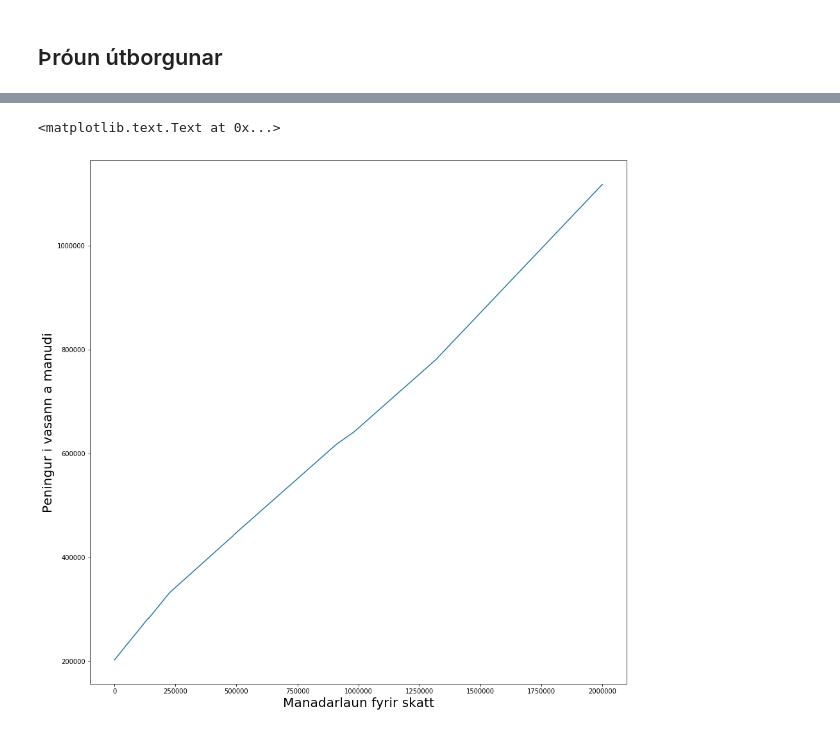
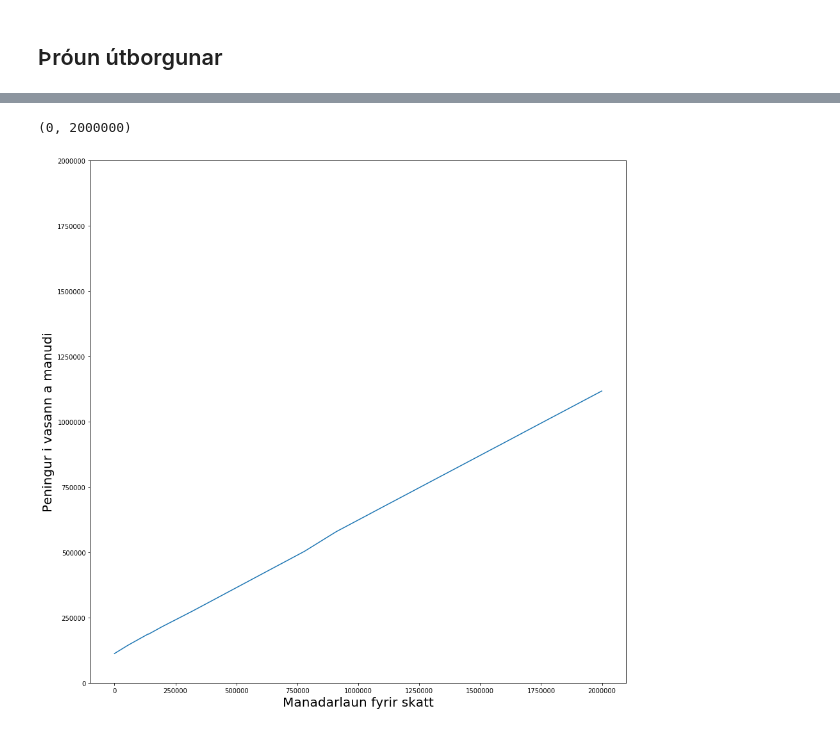
Before and after one commit to kelihjoll/islendingur_reiknivel, a Jupyter notebook: islendingur.ipynb, the cells around one changed output, grey strips where cells are left out. Saved outputs shown, nothing was run; the diff lists cells and outputs as text; code cells hidden in the pictures.

```diff
--- a/islendingur.ipynb
+++ b/islendingur.ipynb
@@ -14,7 +14,7 @@ def islendingur():
     tekjur_e_skatt, stadgreidsla, lifeyrisgreidsla, sereignarlifeyrisgr = stadgreidsla_func(bakgrunnsuppl)
     husnaedisstudningur, husn_eignaskerding, husn_tekjuskerding =\
         husnaedisstudningur_func(bakgrunnsuppl)
-    if hjuskaparstada != 1:
+    if bakgrunnsuppl['hjuskaparstada'] != 1:
         barnabaetur = barnabaetur_func(bakgrunnsuppl)
     else: barnabaetur = 0
 
@@ -332,7 +334,7 @@ def barnabaetur_func(info):
     if baetur < 0:
         baetur = 0
 
-    if hjuskaparstada == 2:
+    if info['hjuskaparstada'] == 2:
         return baetur/12
     else:
         return baetur/24 #bætur deilast jafnt milli hjóna
@@ -390,28 +390,3 @@ def pen_i_vasa(bakgrunnsuppl, tekjur):
-# %%
-def vasapeningur(bakgrunnsuppl):
-    tekjur_e_skatt, stadgreidsla, lifeyrisgreidsla, sereignarlifeyrisgr = stadgreidsla_func(bakgrunnsuppl)
-    husnaedisstudningur, husn_eignaskerding, husn_tekjuskerding =\
-        husnaedisstudningur_func(bakgrunnsuppl)
-    if hjuskaparstada != 1:
-        barnabaetur = barnabaetur_func(bakgrunnsuppl)
-    else: barnabaetur = 0
-
-    if bakgrunnsuppl['tekjur'][0] >= 1678001/12:
-        utvarpsgjald = 16800/12
-    else: utvarpsgjald = 0
-
-    netto = tekjur_e_skatt + husnaedisstudningur + barnabaetur - utvarpsgjald
-
-    nidurstodur = {'tekjur': tekjur,\
-                   'tekjur_e_skatt': tekjur_e_skatt,\
-                   'stadgreidsla': stadgreidsla,\
-                   'lifeyrisgreidsla': (lifeyrisgreidsla+sereignarlifeyrisgr),\
-                   'husnaedisstudningur': husnaedisstudningur,\
-                   'barnabaetur': barnabaetur,\
-                   'utvarpsgjald': utvarpsgjald,\
-                   'pjeng_i_vasa': netto}
-
-    return netto
 # %% [markdown]
 # Reiknireikn
 # %%
@@ -508,14 +548,15 @@ bakgrunnsuppl
 vasapjenlisti = []
 tekjulisti = np.arange(0, 2000000, 1000)
 for i in tekjulisti:
-    bakgrunnsuppl['tekjur'][0] = i
-    tekjur_i_vasa = vasapeningur(bakgrunnsuppl)
+    prufa[1]['tekjur'][0] = i
+    tekjur_i_vasa = vasapeningur(prufa[1])
     vasapjenlisti.append(tekjur_i_vasa)
 # %%
 fig=pl.figure(figsize(15,15))
 pl.plot(tekjulisti, vasapjenlisti)
 pl.xlabel('Manadarlaun fyrir skatt', size=20)
 pl.ylabel('Peningur i vasann a manudi', size=20)
+pl.ylim(0,2000000)
 # %% [output]
-<matplotlib.text.Text at 0x...>
+(0, 2000000)
-[figure, old version]
+[figure, new version]
```
Also changed, not shown: parts of 18 cells of this notebook.
